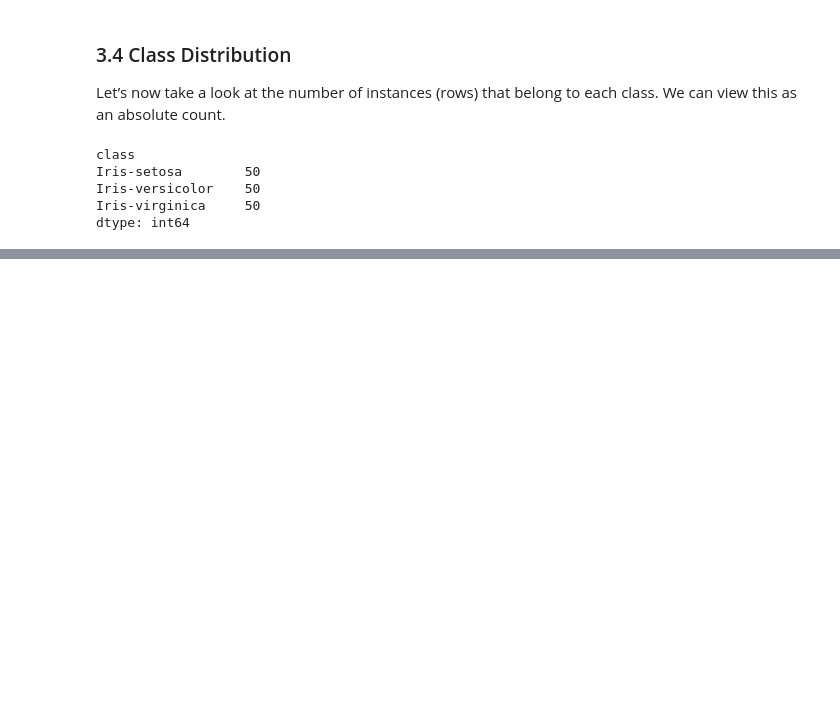
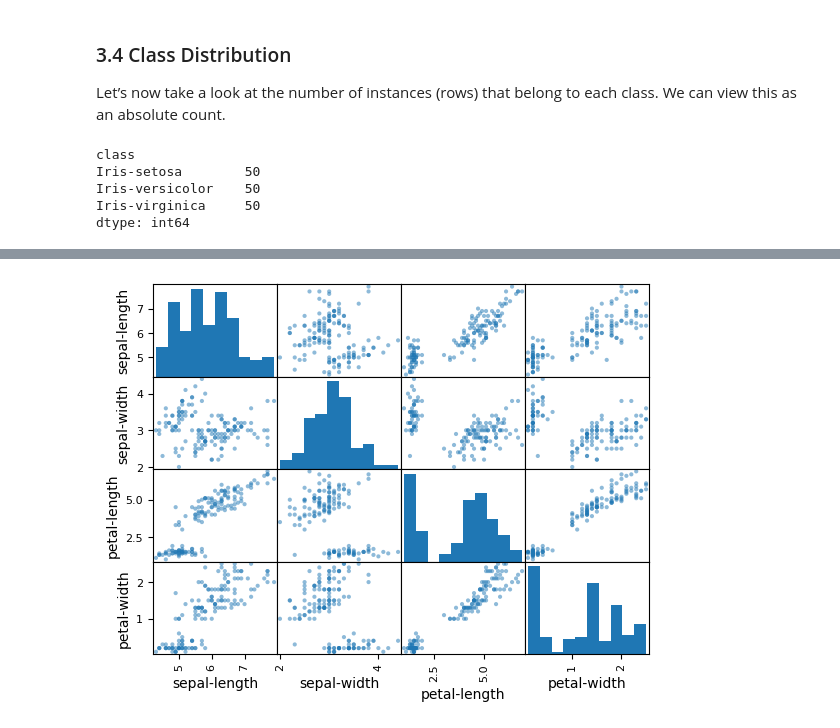
Before and after one commit to chong-lu/Assignment5-ML-Python, a Jupyter notebook: notebooks/machine-learning-in-python.ipynb, the cells around one changed output, grey strips where cells are left out. Cells and saved outputs as stored; diff of their text form; code cells hidden in the pictures; blank space fills up the shorter version.

```diff
--- a/notebooks/machine-learning-in-python.ipynb
+++ b/notebooks/machine-learning-in-python.ipynb
@@ -129,0 +157,6 @@ The complete example is listed below.
+# %%
+# scatter plot matrix
+scatter_matrix(dataset)
+plt.show()
+# %% [output]
+[figure, added]
```
Also changed, not shown: parts of 26 cells of this notebook, 1 other file.
